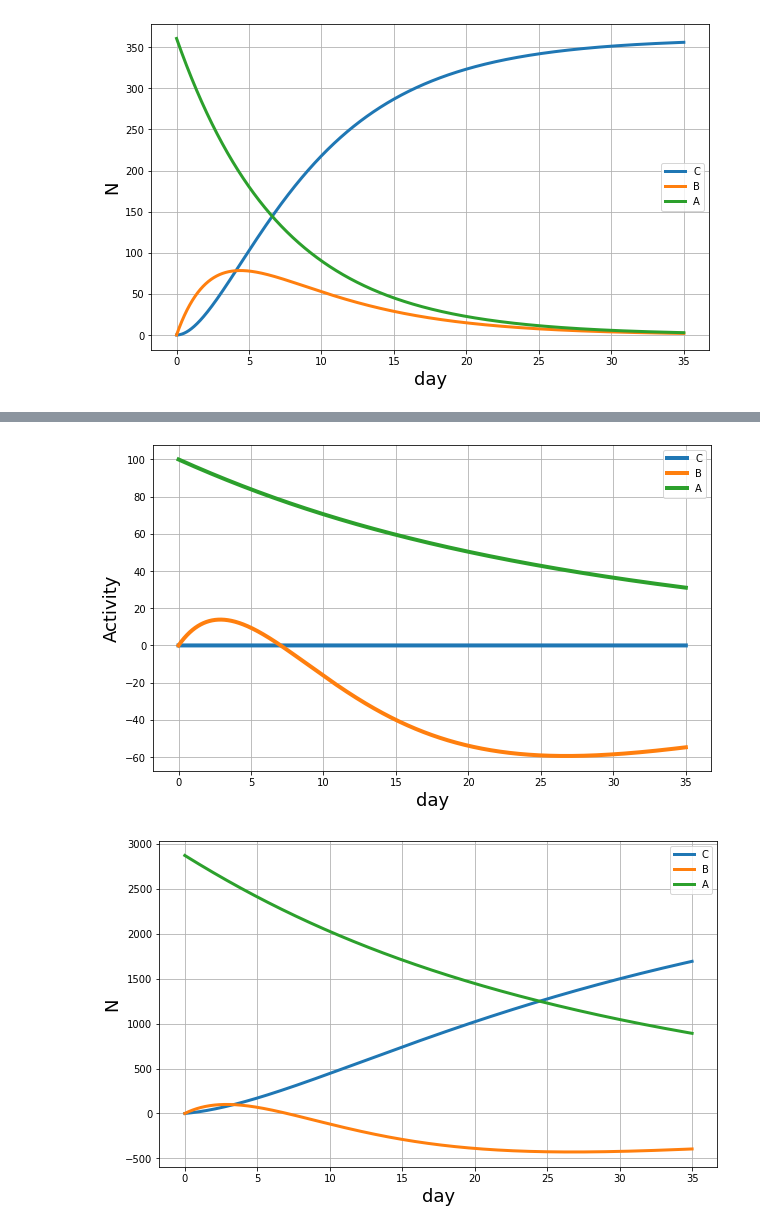
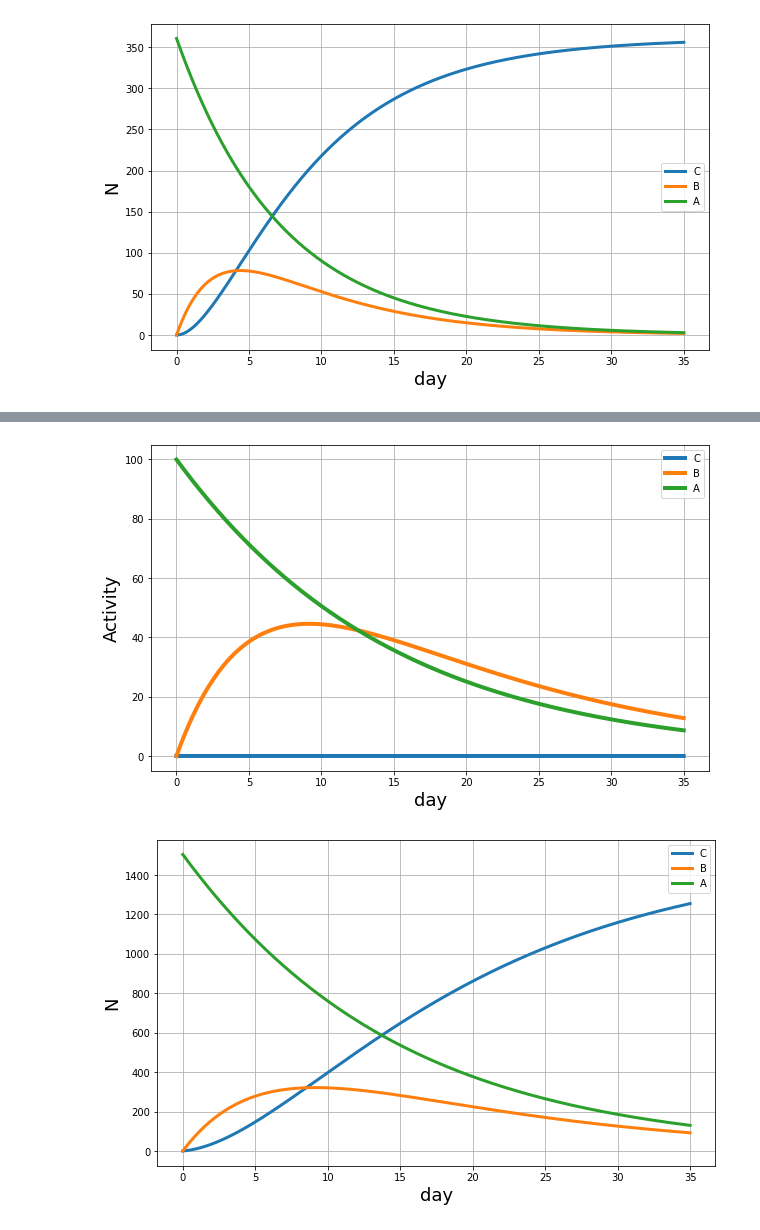
Before and after one commit to alifele/MedicalPhysicsCodes, a Jupyter notebook: Bateman_Equation.ipynb, the cells around one changed output, grey strips where cells are left out. Cells and saved outputs as stored; diff of their text form; code cells hidden in the pictures.

```diff
--- a/Bateman_Equation.ipynb
+++ b/Bateman_Equation.ipynb
@@ -175,16 +185,16 @@ Mybox.plot_N()
 # %%
 Mybox = Radio_Ensemble()
 Mybox.set_lifeTime_unit('day')
 
-Mybox.add_parent([["A",100],["B",0.95,21],["C",0.05,10]])
+Mybox.add_parent([["A",100],["B",0.95,10],["C",0.05,55]])
 Mybox.add_parent([["B",0],["C",1,5]])
 
 Mybox.Run(5,'week')
 
 Mybox.plot_A()
 # %% [output]
-[figure, old version]
+[figure, new version]
 # %%
 Mybox.plot_N()
 # %% [output]
-[figure, old version]
+[figure, new version]
```
Also changed, not shown: parts of 7 cells of this notebook.
